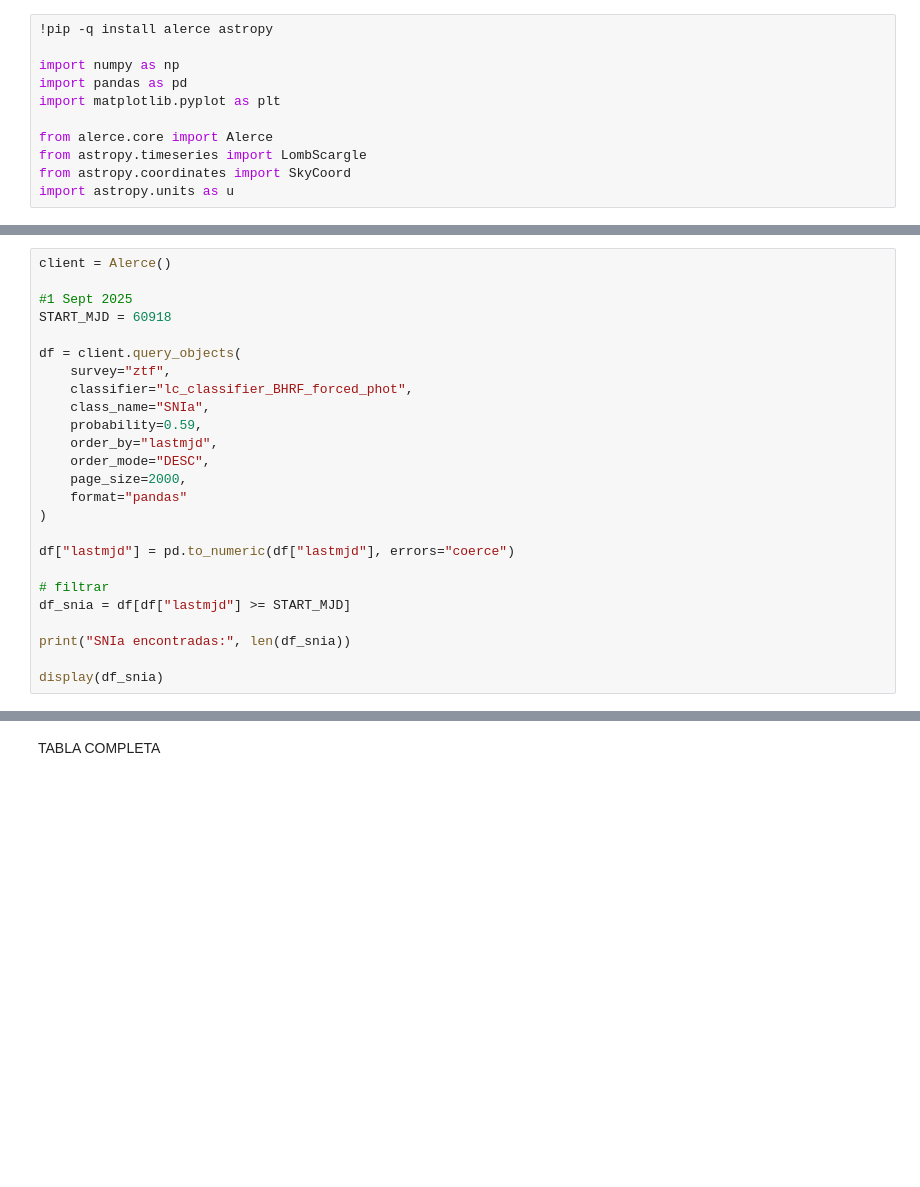
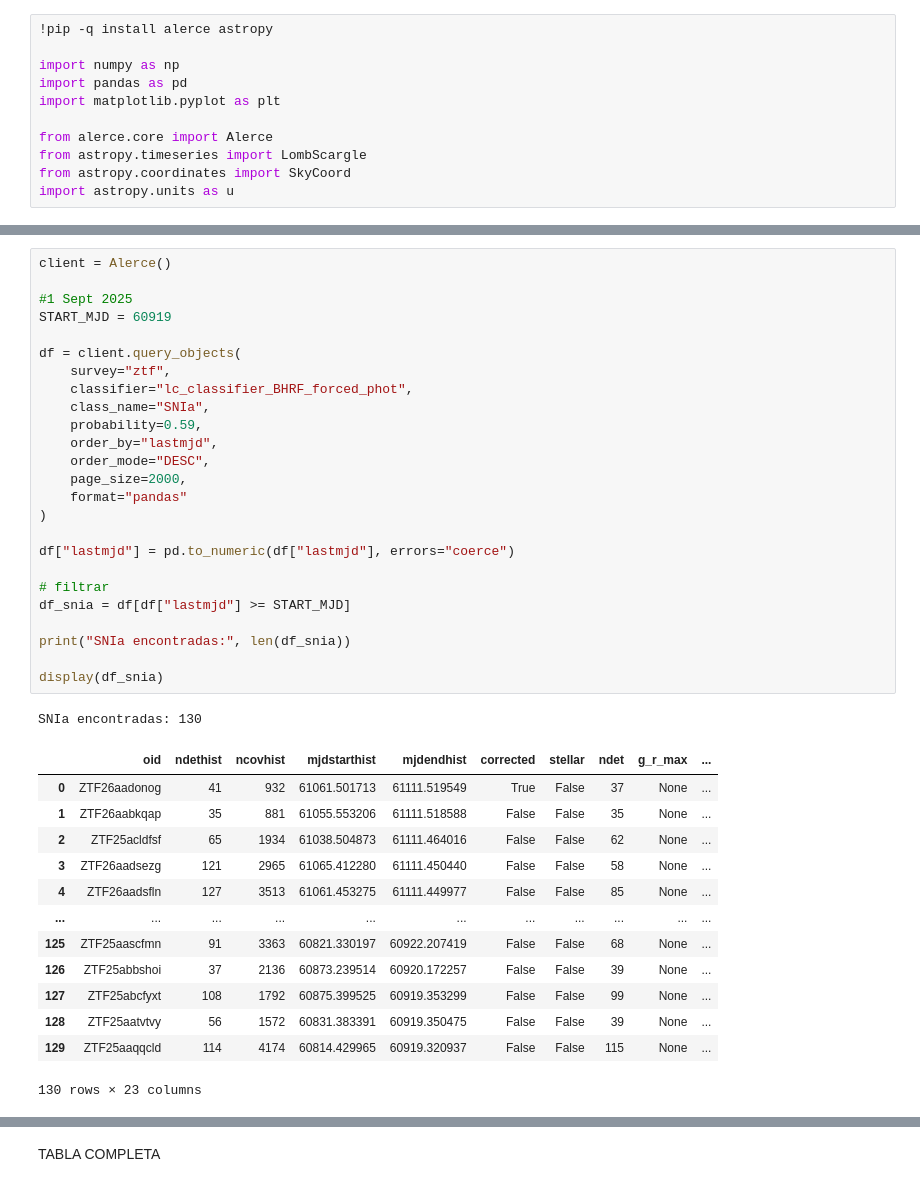
Before and after one commit to jurados/alercehackton2026, a Jupyter notebook: ZTF_candidates.ipynb, the cells around one changed output, grey strips where cells are left out. Drawn from its saved outputs; the diff is of its cells as text; blank space fills up the shorter version.

```diff
--- a/ZTF_candidates.ipynb
+++ b/ZTF_candidates.ipynb
@@ -31,28 +85,43 @@ display(cls.head(20))
 # %%
 client = Alerce()
 
 #1 Sept 2025
-START_MJD = 60918
+START_MJD = 60919
 
 df = client.query_objects(
     survey="ztf",
     classifier="lc_classifier_BHRF_forced_phot",
     class_name="SNIa",
     probability=0.59,
     order_by="lastmjd",
     order_mode="DESC",
     page_size=2000,
     format="pandas"
 )
 
 df["lastmjd"] = pd.to_numeric(df["lastmjd"], errors="coerce")
 
 # filtrar
 df_snia = df[df["lastmjd"] >= START_MJD]
 
 print("SNIa encontradas:", len(df_snia))
 
 display(df_snia)
+# %% [output]
+SNIa encontradas: 130
+|  | oid | ndethist | ncovhist | mjdstarthist | mjdendhist | corrected | stellar | ndet | g_r_max | ... |
+| 0 | ZTF26aadonog | 41 | 932 | 61061.501713 | 61111.519549 | True | False | 37 | None | ... |
+| 1 | ZTF26aabkqap | 35 | 881 | 61055.553206 | 61111.518588 | False | False | 35 | None | ... |
+| 2 | ZTF25acldfsf | 65 | 1934 | 61038.504873 | 61111.464016 | False | False | 62 | None | ... |
+| 3 | ZTF26aadsezg | 121 | 2965 | 61065.412280 | 61111.450440 | False | False | 58 | None | ... |
+| 4 | ZTF26aadsfln | 127 | 3513 | 61061.453275 | 61111.449977 | False | False | 85 | None | ... |
+| ... | ... | ... | ... | ... | ... | ... | ... | ... | ... | ... |
+| 125 | ZTF25aascfmn | 91 | 3363 | 60821.330197 | 60922.207419 | False | False | 68 | None | ... |
+| 126 | ZTF25abbshoi | 37 | 2136 | 60873.239514 | 60920.172257 | False | False | 39 | None | ... |
+| 127 | ZTF25abcfyxt | 108 | 1792 | 60875.399525 | 60919.353299 | False | False | 99 | None | ... |
+| 128 | ZTF25aatvtvy | 56 | 1572 | 60831.383391 | 60919.350475 | False | False | 39 | None | ... |
+| 129 | ZTF25aaqqcld | 114 | 4174 | 60814.429965 | 60919.320937 | False | False | 115 | None | ... |
+130 rows × 23 columns
 # %%
 from google.colab import files
 uploaded = files.upload()
```
Also changed, not shown: parts of 17 cells of this notebook.
